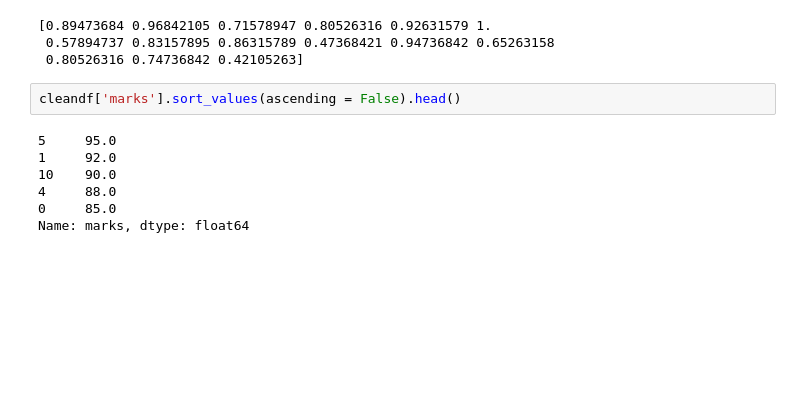
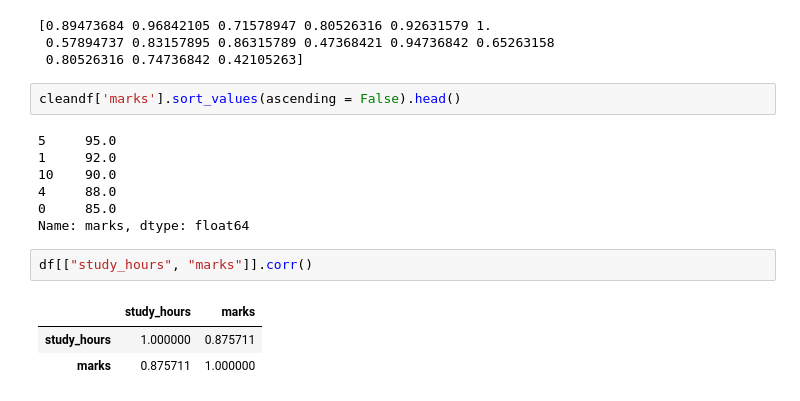
Before and after one commit to EGUCKT/ML-journey, a Jupyter notebook: pandas test.ipynb, the cells around one changed output. Saved outputs shown, nothing was run; the diff lists cells and outputs as text; blank space fills up the shorter version.

```diff
--- a/pandas test.ipynb
+++ b/pandas test.ipynb
@@ -799,3 +799,9 @@ cleandf['marks'].sort_values(ascending = False).head()
 4     88.0
 0     85.0
 Name: marks, dtype: float64
+# %%
+df[["study_hours", "marks"]].corr()
+# %% [output]
+|  | study_hours | marks |
+| study_hours | 1.000000 | 0.875711 |
+| marks | 0.875711 | 1.000000 |
```
Also changed, not shown: 2 other files.
